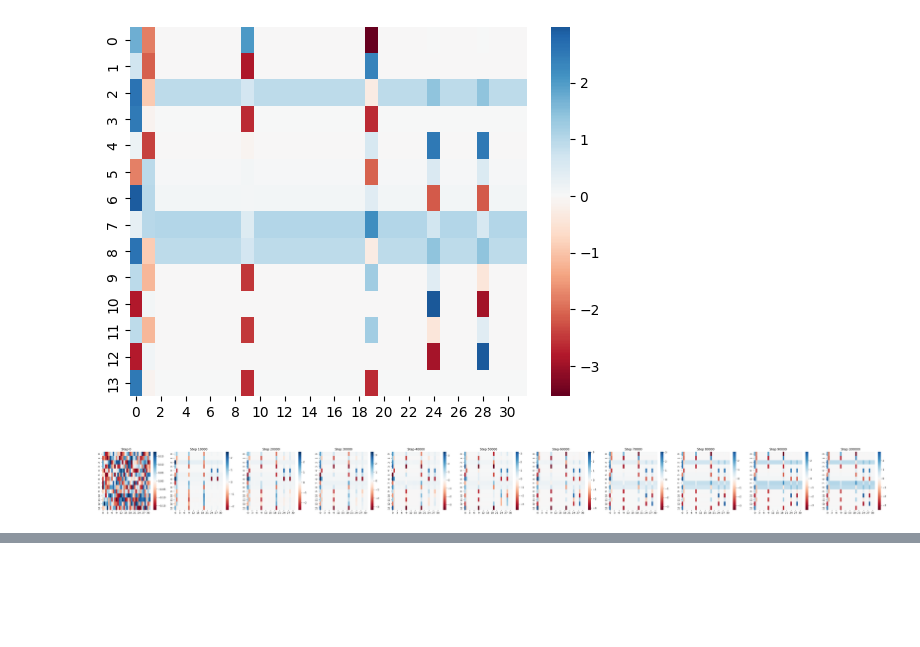
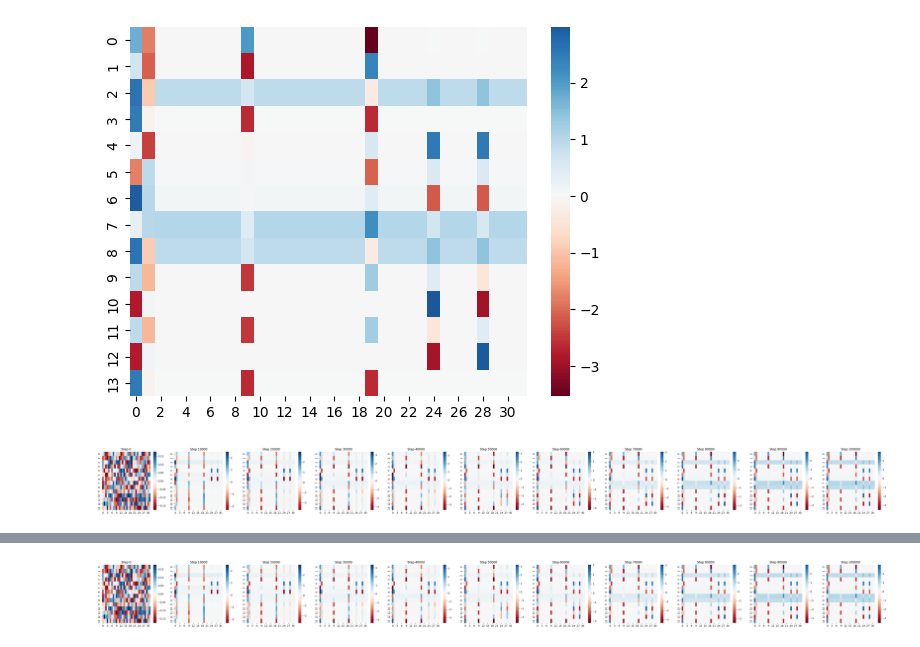
Before and after one commit to jackpeck/spd, a Jupyter notebook: spd/experiments/multitask_sparse_parity/exp_load_spd_model.ipynb, the cells around one changed output, grey strips where cells are left out. Cells and saved outputs as stored; diff of their text form; code cells hidden in the pictures; blank space fills up the shorter version.

```diff
--- a/spd/experiments/multitask_sparse_parity/exp_load_spd_model.ipynb
+++ b/spd/experiments/multitask_sparse_parity/exp_load_spd_model.ipynb
@@ -487,0 +657,14 @@ plt.show()
+# %%
+fig, axes = plt.subplots(1, len(steps_list), figsize=(4 * len(steps_list), 4))
+for i, step in enumerate(steps_list):
+    sns.heatmap(
+        models[step].model.target_model.l1.weight.data.detach(),
+        cmap="RdBu",
+        center=0,
+        ax=axes[i],
+    )
+    axes[i].set_title(f"Step {step}")
+plt.tight_layout()
+plt.show()
+# %% [output]
+[figure, added]
```
Also changed, not shown: parts of 27 cells of this notebook, 4 other files.
